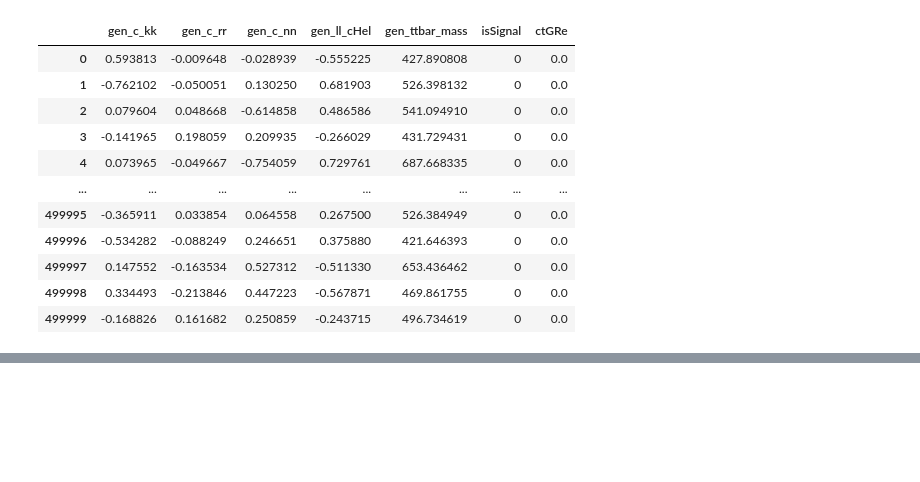
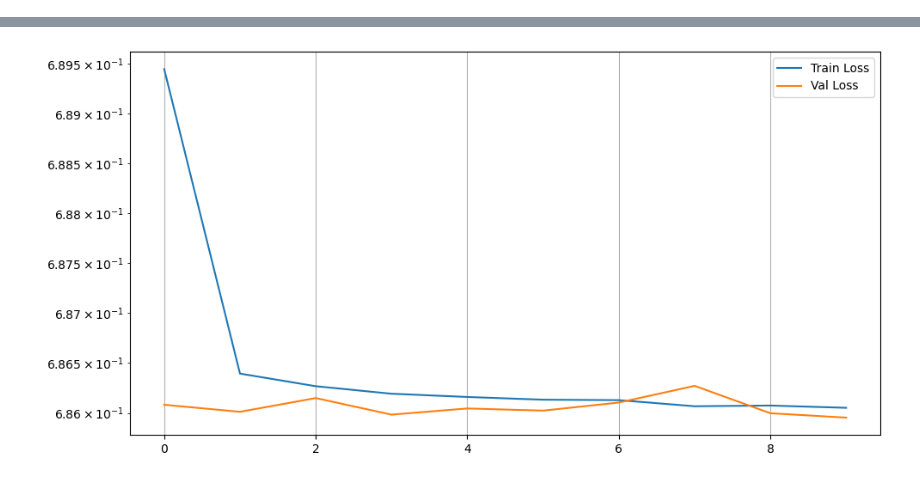
Before and after one commit to SantoshBh137/Purdue_Analysis_EFT, a Jupyter notebook: EFT_ML/ML_EFT_SM.ipynb, the cells around one changed output, grey strips where cells are left out. Cells and saved outputs as stored; diff of their text form; code cells hidden in the pictures; blank space fills up the shorter version.

```diff
--- a/EFT_ML/ML_EFT_SM.ipynb
+++ b/EFT_ML/ML_EFT_SM.ipynb
@@ -45,15 +19,3 @@ df, coeff_names =prepare_dataset(eft_points, gen_vars)
 # %%
-df[0:500000]
+model, device = prametric_classifier.train_model(X_train, Y_train, X_val, Y_val, len(VARS), n_epochs)
 # %% [output]
-|  | gen_c_kk | gen_c_rr | gen_c_nn | gen_ll_cHel | gen_ttbar_mass | isSignal | ctGRe |
-| 0 | 0.593813 | -0.009648 | -0.028939 | -0.555225 | 427.890808 | 0 | 0.0 |
-| 1 | -0.762102 | -0.050051 | 0.130250 | 0.681903 | 526.398132 | 0 | 0.0 |
-| 2 | 0.079604 | 0.048668 | -0.614858 | 0.486586 | 541.094910 | 0 | 0.0 |
-| 3 | -0.141965 | 0.198059 | 0.209935 | -0.266029 | 431.729431 | 0 | 0.0 |
-| 4 | 0.073965 | -0.049667 | -0.754059 | 0.729761 | 687.668335 | 0 | 0.0 |
-| ... | ... | ... | ... | ... | ... | ... | ... |
-| 499995 | -0.365911 | 0.033854 | 0.064558 | 0.267500 | 526.384949 | 0 | 0.0 |
-| 499996 | -0.534282 | -0.088249 | 0.246651 | 0.375880 | 421.646393 | 0 | 0.0 |
-| 499997 | 0.147552 | -0.163534 | 0.527312 | -0.511330 | 653.436462 | 0 | 0.0 |
-| 499998 | 0.334493 | -0.213846 | 0.447223 | -0.567871 | 469.861755 | 0 | 0.0 |
-| 499999 | -0.168826 | 0.161682 | 0.250859 | -0.243715 | 496.734619 | 0 | 0.0 |
@@ -61 +32,2 @@ df[0:500000]
+[figure, added]
 # %%
```
Also changed, not shown: parts of 9 cells of this notebook, 1 other file.
